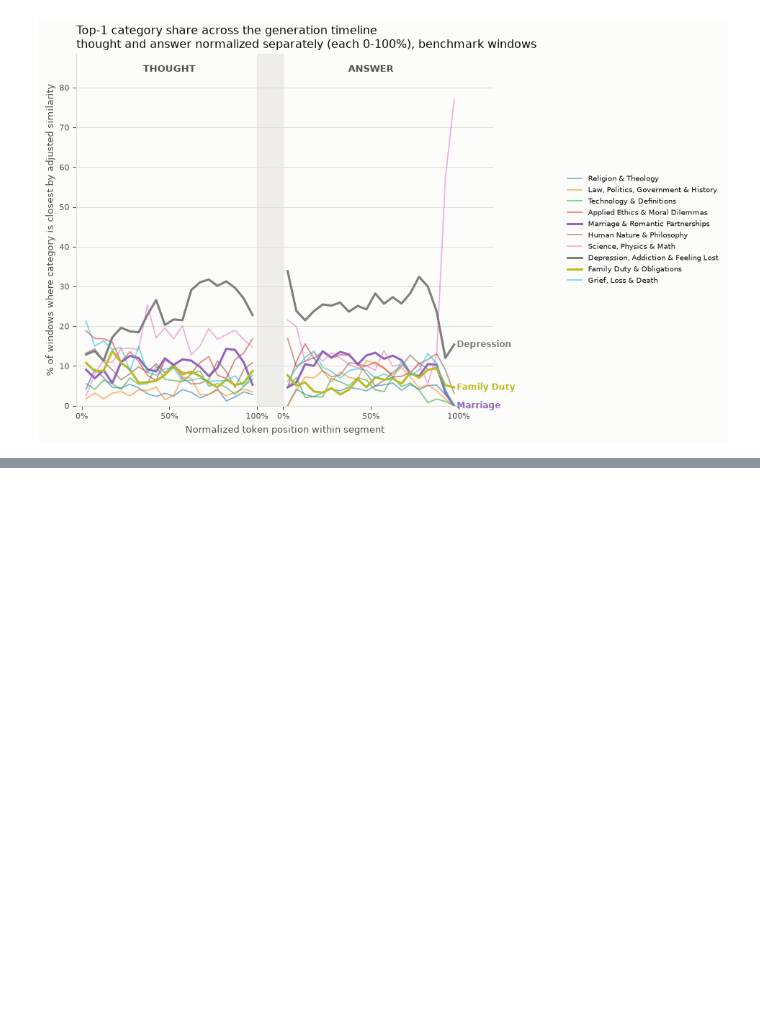
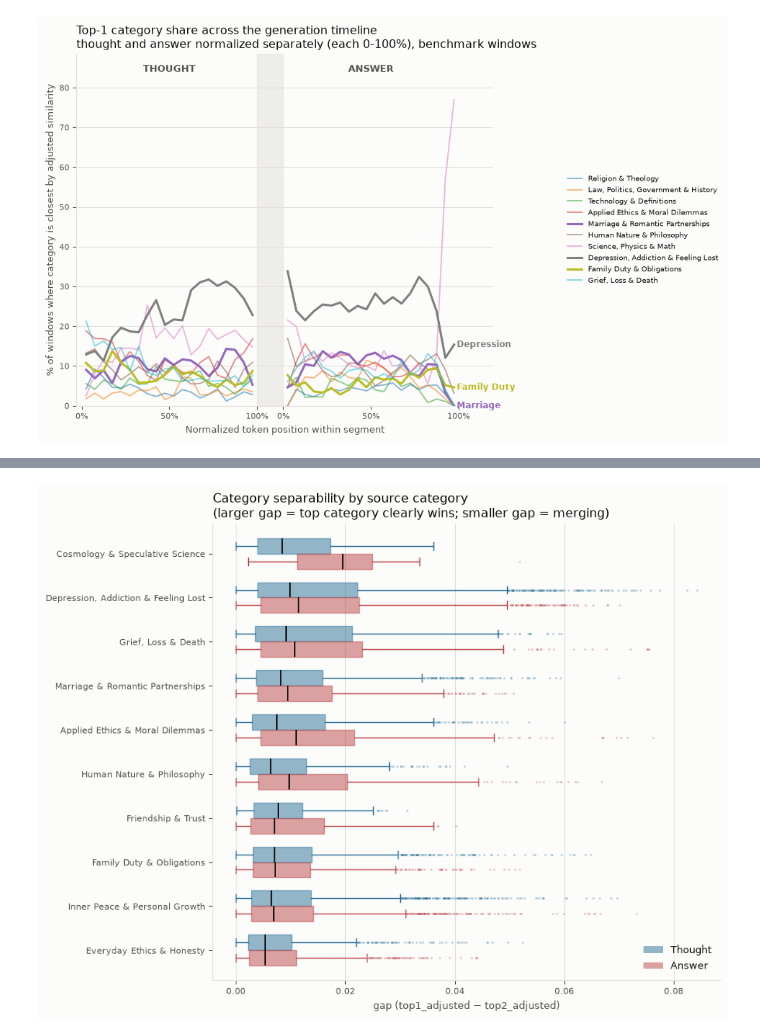
Before and after one commit to suzanaSSP/Jlens_part3, a Jupyter notebook: scripts/eda.ipynb, the cells around one changed output, grey strips where cells are left out. Saved outputs shown, nothing was run; the diff lists cells and outputs as text; code cells hidden in the pictures; blank space fills up the shorter version.

```diff
--- a/scripts/eda.ipynb
+++ b/scripts/eda.ipynb
@@ -343,0 +418,55 @@ timeline_plot('adj_top1', "% of windows where category is closest by adjusted si
+# %%
+from matplotlib.patches import Patch
+
+# Box plot per source category, thought vs answer side by side -- which
+# source categories keep the top category clearly separated from the
+# runner-up (large gap = little merging) vs which blur together (small gap).
+categories_sorted = (
+    df_cat_presence.groupby("source_category")["gap"].median().sort_values().index.tolist()
+)
+
+fig, ax = plt.subplots(figsize=(9, 7), facecolor=SURFACE)
+ax.set_facecolor(SURFACE)
+
+box_h = 0.35
+positions_t = [i + box_h / 2 for i in range(len(categories_sorted))]
+positions_a = [i - box_h / 2 for i in range(len(categories_sorted))]
+
+data_t = [df_cat_presence.loc[(df_cat_presence["segment"] == "thought") & (df_cat_presence["source_category"] == c), "gap"] for c in categories_sorted]
+data_a = [df_cat_presence.loc[(df_cat_presence["segment"] == "answer") & (df_cat_presence["source_category"] == c), "gap"] for c in categories_sorted]
+
+def style_box(bp, color):
+    for box in bp["boxes"]:
+        box.set(facecolor=color, alpha=0.5, edgecolor=color)
+    for whisker in bp["whiskers"]:
+        whisker.set(color=color)
+    for cap in bp["caps"]:
+        cap.set(color=color)
+    for median in bp["medians"]:
+        median.set(color=TEXT_PRIMARY, linewidth=1.3)
+    for flier in bp["fliers"]:
+        flier.set(marker="o", markersize=2, markerfacecolor=color, markeredgecolor="none", alpha=0.3)
+
+bp_t = ax.boxplot(data_t, positions=positions_t, widths=box_h, orientation="horizontal", patch_artist=True, showfliers=True, zorder=2)
+bp_a = ax.boxplot(data_a, positions=positions_a, widths=box_h, orientation="horizontal", patch_artist=True, showfliers=True, zorder=2)
+style_box(bp_t, THOUGHT_COLOR)
+style_box(bp_a, ANSWER_COLOR)
+
+ax.set_yticks(range(len(categories_sorted)))
+ax.set_yticklabels(categories_sorted, fontsize=9, color=TEXT_PRIMARY)
+ax.set_xlabel("gap (top1_adjusted − top2_adjusted)", color=TEXT_SECONDARY, fontsize=9)
+ax.set_title("Category separability by source category\n(larger gap = top category clearly wins; smaller gap = merging)",
+             color=TEXT_PRIMARY, fontsize=11.5, loc="left")
+ax.grid(True, color=GRIDLINE, linewidth=0.8, axis="x", zorder=0)
+ax.spines[["top", "right"]].set_visible(False)
+ax.spines[["left", "bottom"]].set_color(GRIDLINE)
+ax.tick_params(colors=TEXT_SECONDARY, labelsize=8)
+
+legend_handles = [Patch(facecolor=THOUGHT_COLOR, alpha=0.5, label="Thought"), Patch(facecolor=ANSWER_COLOR, alpha=0.5, label="Answer")]
+ax.legend(handles=legend_handles, frameon=False, fontsize=9, labelcolor=TEXT_PRIMARY, loc="lower right")
+
+fig.tight_layout()
+fig.savefig("../images/gap_by_category.png", dpi=150, facecolor=SURFACE, bbox_inches="tight")
+plt.show()
+# %% [output]
+[figure, added]
```
Also changed, not shown: parts of 6 cells of this notebook, 8 other files.
